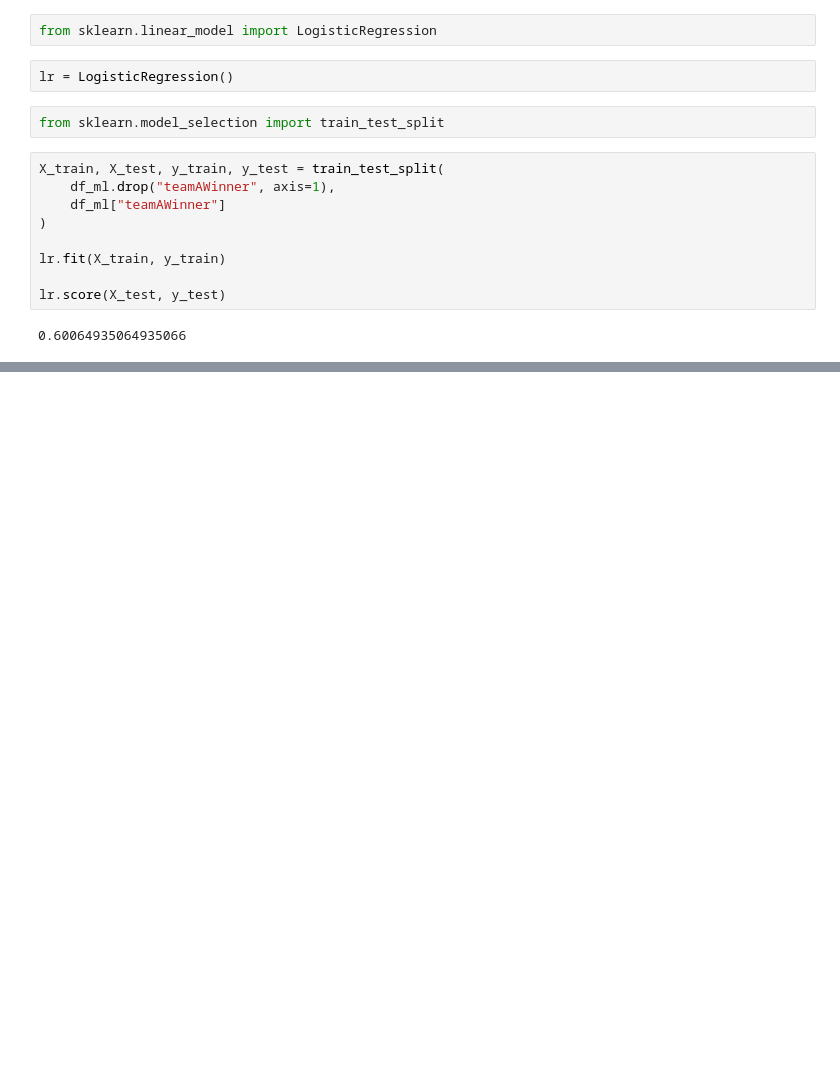
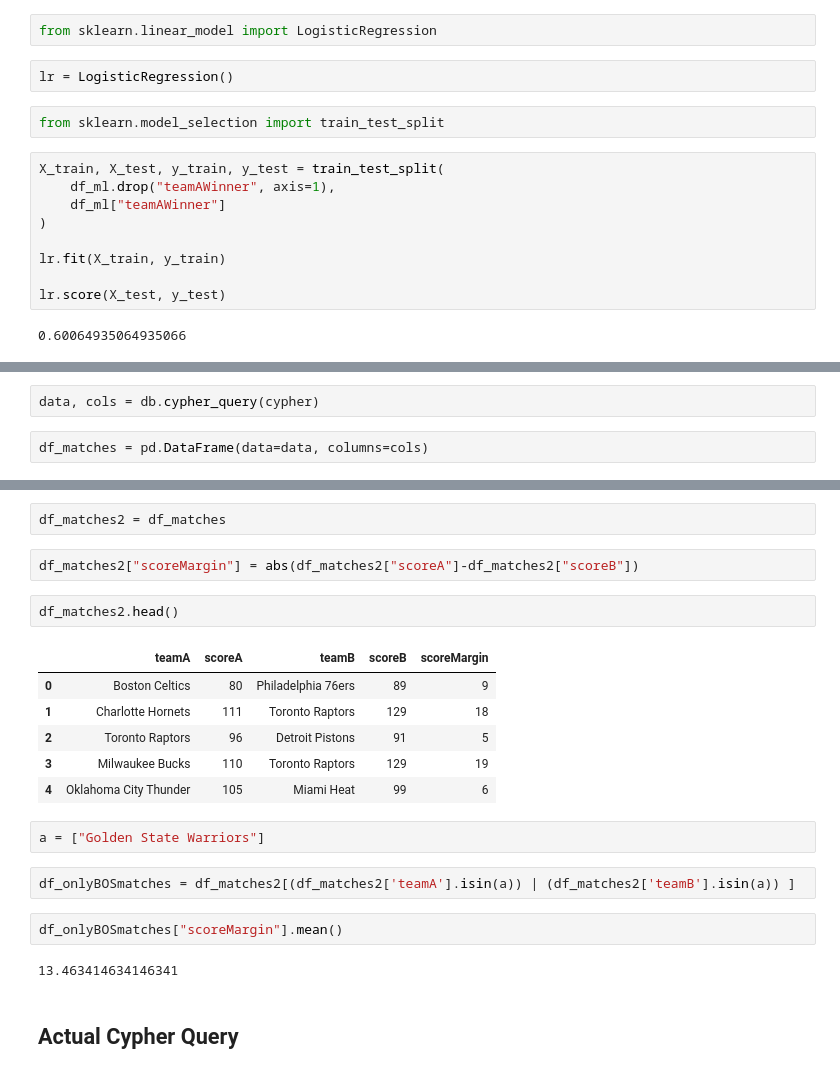
Before and after one commit to jgoerner/SportsPrediction, a Jupyter notebook: NBA/notebooks/1.7-first-model.ipynb, the cells around one changed output, grey strips where cells are left out. Cells and saved outputs as stored; diff of their text form; blank space fills up the shorter version.

Commit message:
added scoreMargin to first model

```diff
--- a/NBA/notebooks/1.7-first-model.ipynb
+++ b/NBA/notebooks/1.7-first-model.ipynb
@@ -160,0 +179,4 @@ lr.score(X_test, y_test)
+# %%
+data, cols = db.cypher_query(cypher)
+# %%
+df_matches = pd.DataFrame(data=data, columns=cols)
@@ -160,0 +192,23 @@ lr.score(X_test, y_test)
+# %%
+df_matches2 = df_matches
+# %%
+df_matches2["scoreMargin"] = abs(df_matches2["scoreA"]-df_matches2["scoreB"])
+# %%
+df_matches2.head()
+# %% [output]
+|  | teamA | scoreA | teamB | scoreB | scoreMargin |
+| 0 | Boston Celtics | 80 | Philadelphia 76ers | 89 | 9 |
+| 1 | Charlotte Hornets | 111 | Toronto Raptors | 129 | 18 |
+| 2 | Toronto Raptors | 96 | Detroit Pistons | 91 | 5 |
+| 3 | Milwaukee Bucks | 110 | Toronto Raptors | 129 | 19 |
+| 4 | Oklahoma City Thunder | 105 | Miami Heat | 99 | 6 |
+# %%
+a = ["Golden State Warriors"]
+# %%
+df_onlyBOSmatches = df_matches2[(df_matches2['teamA'].isin(a)) | (df_matches2['teamB'].isin(a)) ]
+# %%
+df_onlyBOSmatches["scoreMargin"].mean()
+# %% [output]
+13.463414634146341
+# %% [markdown]
+## Actual Cypher Query
```
Also changed, not shown: parts of 14 cells of this notebook, 2 other files.
